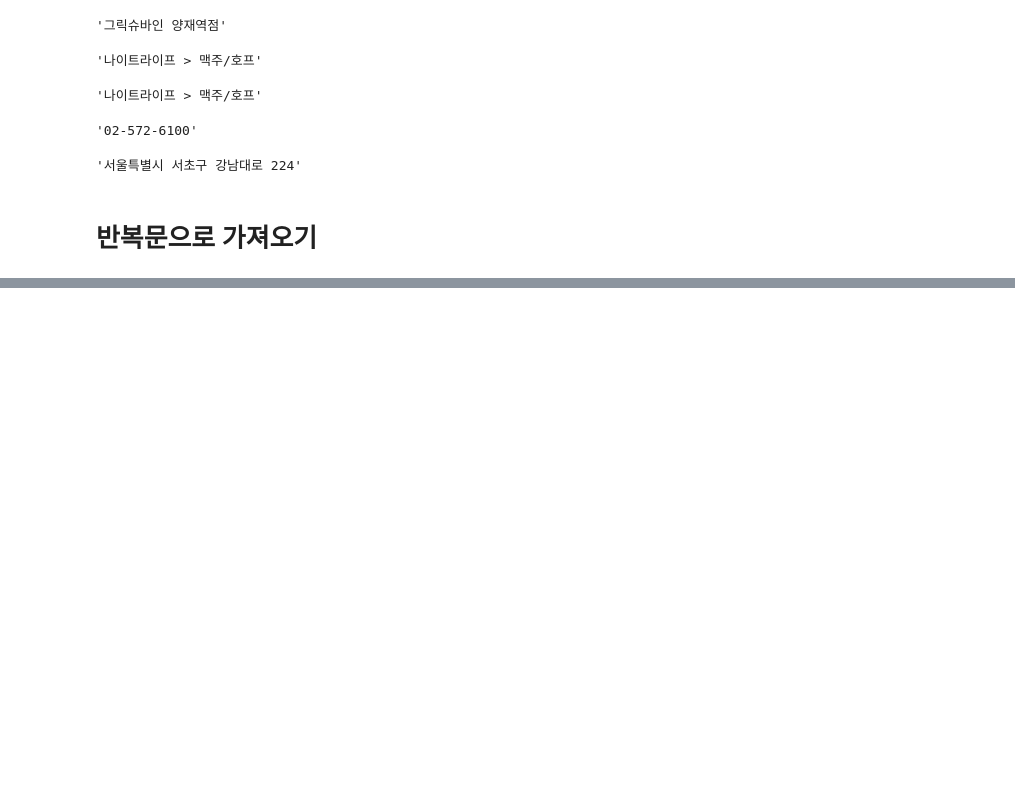
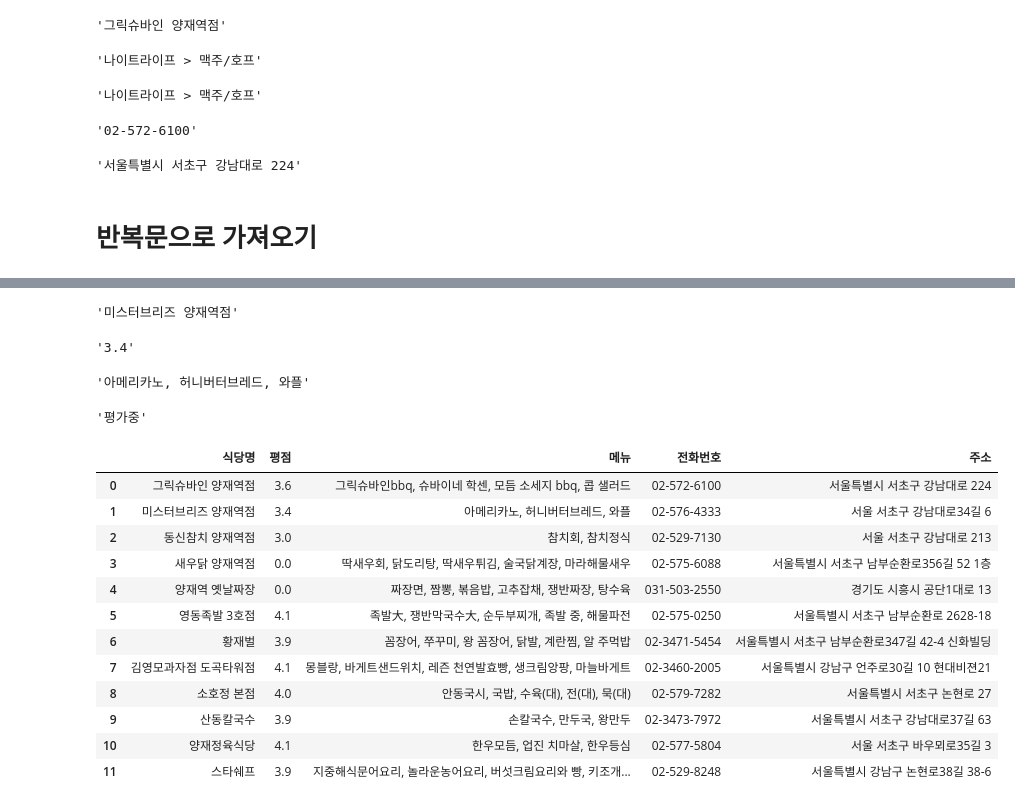
Before and after one commit to HyunjooP/DataAnalysis, a Jupyter notebook: 05. Crawling_Web/03_식신.ipynb, the cells around one changed output, grey strips where cells are left out. Cells and saved outputs as stored; diff of their text form; code cells hidden in the pictures; blank space fills up the shorter version.

```diff
--- a/05. Crawling_Web/03_식신.ipynb
+++ b/05. Crawling_Web/03_식신.ipynb
@@ -110,0 +114,64 @@ TypeError: ignored
+# %%
+li = lis[1]
+li.select_one('.store').string
+# %% [output]
+'미스터브리즈 양재역점'
+# %%
+li.select_one('.score').string
+# %% [output]
+'3.4'
+# %%
+li.select_one('.cnt p').get_text()
+# %% [output]
+'아메리카노, 허니버터브레드, 와플'
+# %%
+li = lis[3]
+li.select_one('em').string
+# %% [output]
+'평가중'
+# %%
+name_list, score_list, menu_list, tel_list, addr_list = [],[],[],[],[]
+
+for i, li in enumerate(lis):
+    href = li.select_one('a')['href']
+    name = li.select_one('.store').string
+    score = li.select_one('em').string
+    if score == '평가중':
+        score = '0'
+    menu = li.select_one('.cnt p').get_text()
+
+    url = base_url + href
+    req = requests.get(url)
+    sub_soup = BeautifulSoup(req.text, 'html.parser')
+
+    try:
+        tel = sub_soup.select_one('.p_tel p').get_text()
+        addr = sub_soup.select_one('.txt_adr').string
+
+        name_list.append(name)
+        score_list.append(float(score))
+        menu_list.append(menu)
+        tel_list.append(tel)
+        addr_list.append(addr)
+    except:
+        print(i)
+# %%
+df = pd.DataFrame({
+    '식당명':name_list, '평점':score_list, '메뉴':menu_list,
+    '전화번호':tel_list, '주소':addr_list
+})
+df
+# %% [output]
+|  | 식당명 | 평점 | 메뉴 | 전화번호 | 주소 |
+| 0 | 그릭슈바인 양재역점 | 3.6 | 그릭슈바인bbq, 슈바이네 학센, 모듬 소세지 bbq, 콥 샐러드 | 02-572-6100 | 서울특별시 서초구 강남대로 224 |
+| 1 | 미스터브리즈 양재역점 | 3.4 | 아메리카노, 허니버터브레드, 와플 | 02-576-4333 | 서울 서초구 강남대로34길 6 |
+| 2 | 동신참치 양재역점 | 3.0 | 참치회, 참치정식 | 02-529-7130 | 서울 서초구 강남대로 213 |
+| 3 | 새우닭 양재역점 | 0.0 | 딱새우회, 닭도리탕, 딱새우튀김, 술국닭계장, 마라해물새우 | 02-575-6088 | 서울특별시 서초구 남부순환로356길 52 1층 |
+| 4 | 양재역 옛날짜장 | 0.0 | 짜장면, 짬뽕, 볶음밥, 고추잡채, 쟁반짜장, 탕수육 | 031-503-2550 | 경기도 시흥시 공단1대로 13 |
+| 5 | 영동족발 3호점 | 4.1 | 족발大, 쟁반막국수大, 순두부찌개, 족발 중, 해물파전 | 02-575-0250 | 서울특별시 서초구 남부순환로 2628-18 |
+| 6 | 황재벌 | 3.9 | 꼼장어, 쭈꾸미, 왕 꼼장어, 닭발, 계란찜, 알 주먹밥 | 02-3471-5454 | 서울특별시 서초구 남부순환로347길 42-4 신화빌딩 |
+| 7 | 김영모과자점 도곡타워점 | 4.1 | 몽블랑, 바게트샌드위치, 레즌 천연발효빵, 생크림앙팡, 마늘바게트 | 02-3460-2005 | 서울특별시 강남구 언주로30길 10 현대비젼21 |
+| 8 | 소호정 본점 | 4.0 | 안동국시, 국밥, 수육(대), 전(대), 묵(대) | 02-579-7282 | 서울특별시 서초구 논현로 27 |
+| 9 | 산동칼국수 | 3.9 | 손칼국수, 만두국, 왕만두 | 02-3473-7972 | 서울특별시 서초구 강남대로37길 63 |
+| 10 | 양재정육식당 | 4.1 | 한우모듬, 업진 치마살, 한우등심 | 02-577-5804 | 서울 서초구 바우뫼로35길 3 |
+| 11 | 스타쉐프 | 3.9 | 지중해식문어요리, 놀라운농어요리, 버섯크림요리와 빵, 키조개... | 02-529-8248 | 서울특별시 강남구 논현로38길 38-6 |
```
Also changed, not shown: parts of 1 cell of this notebook, 1 other file.
